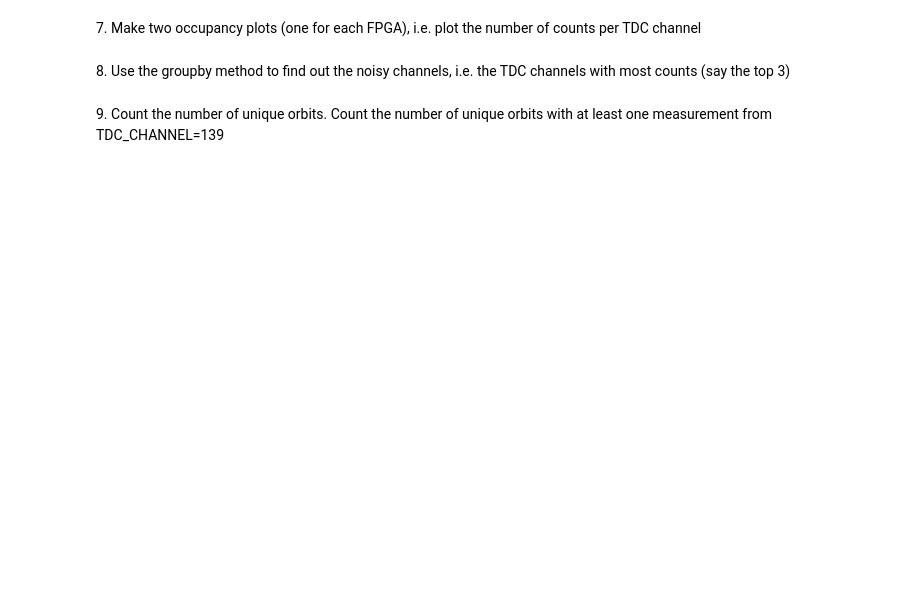
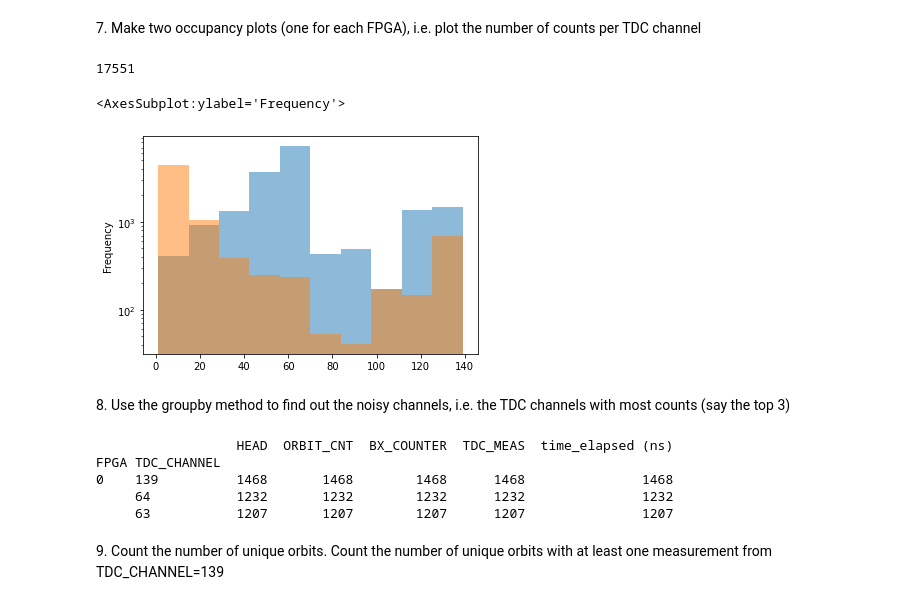
Before and after one commit to LeonMengoni/LaboratoryOfComputationalPhysics_Y5, a Jupyter notebook: 06ex_Pandas.ipynb, the cells around one changed output. Cells and saved outputs as stored; diff of their text form; code cells hidden in the pictures; blank space fills up the shorter version.

```diff
--- a/06ex_Pandas.ipynb
+++ b/06ex_Pandas.ipynb
@@ -19,10 +19,14 @@ file_name="~/LaboratoryOfComputationalPhysics_Y5/data/data_000637.txt"
 data=pd.read_csv(file_name)
 print("Number of rows:", len(data.values))
 
+print("data type: ", type(data))
+
 N = 25000
 print("Read", N, "rows")
 
-df = data[:N]
+df = data[:N].copy()
 df[:50]
+
+print("df type: ", type(df), len(df))
 # %% [output]
 Number of rows: 1310720
@@ -61,6 +36,6 @@ Read 25000 rows
 # %% [markdown]
 2\. Find out the number of BX in a ORBIT (the value 'x').
 # %%
-x = df.max()[4]
+x = df.max()[4] - 1
 print(x)
 # %% [output]
@@ -119,2 +79,6 @@ Total time elapsed (estimate based on fraction):  1.1624950442666666
 # %% [markdown]
 4\. Create a new column with the absolute time in ns (as a combination of the other three columns with timing information).
+# %%
+df["time_elapsed (ns)"] = pd.Series((df["ORBIT_CNT"]*x*25 + df["BX_COUNTER"]*25 + df["TDC_MEAS"]*25/30), index=df.index)
+
+df.head(10)
@@ -121,2 +97,7 @@ Total time elapsed (estimate based on fraction):  1.1624950442666666
 # %% [markdown]
 5\. Replace the values (all 1) of the HEAD column randomly with 0 or 1.
+# %%
+df.loc[:,"HEAD"] = np.random.randint(0,2,df.shape[0])
+
+#data.loc[:,"HEAD"] = np.random.randint(0,2,data.shape[0])
+df.head(40)
@@ -125,6 +145,31 @@ Total time elapsed (estimate based on fraction):  1.1624950442666666
 # %% [markdown]
 7\. Make two occupancy plots (one for each FPGA), i.e. plot the number of counts per TDC channel
+# %%
+import matplotlib.pyplot as plt
+
+df0 = df[df["FPGA"] == 0].copy()
+print(len(df0))
+
+df1 = df[df["FPGA"] == 1].copy()
+len(df1)
+
+df0["TDC_CHANNEL"].plot(kind="hist", alpha=0.5, logy = True)
+df1["TDC_CHANNEL"].plot(kind="hist", alpha=0.5, logy = True)
+# %% [output]
+17551
+<AxesSubplot:ylabel='Frequency'>
+[figure, added]
 # %% [markdown]
 8\. Use the groupby method to find out the noisy channels, i.e. the TDC channels with most counts (say the top 3)
+# %%
+dfgroup = df.groupby(["FPGA", "TDC_CHANNEL"]).count().sort_values(by="HEAD", ascending=False)
+#print(dfgroup.to_string())
+print(dfgroup.iloc[0:3])
+# %% [output]
+                  HEAD  ORBIT_CNT  BX_COUNTER  TDC_MEAS  time_elapsed (ns)
+FPGA TDC_CHANNEL
+0    139          1468       1468        1468      1468               1468
+     64           1232       1232        1232      1232               1232
+     63           1207       1207        1207      1207               1207
 # %% [markdown]
 9\. Count the number of unique orbits. Count the number of unique orbits with at least one measurement from TDC_CHANNEL=139
```
Also changed, not shown: parts of 7 cells of this notebook, 3 other files.
